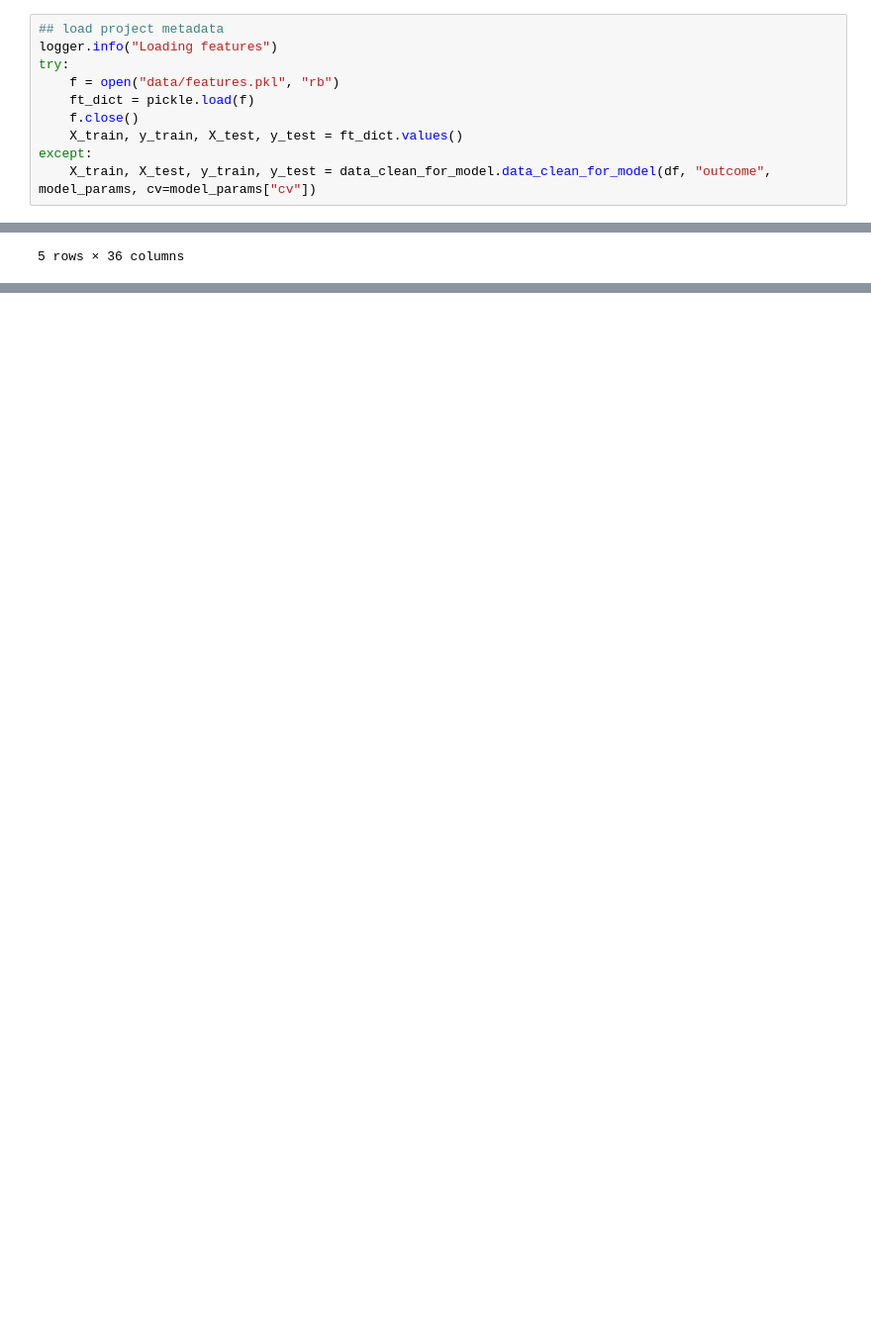
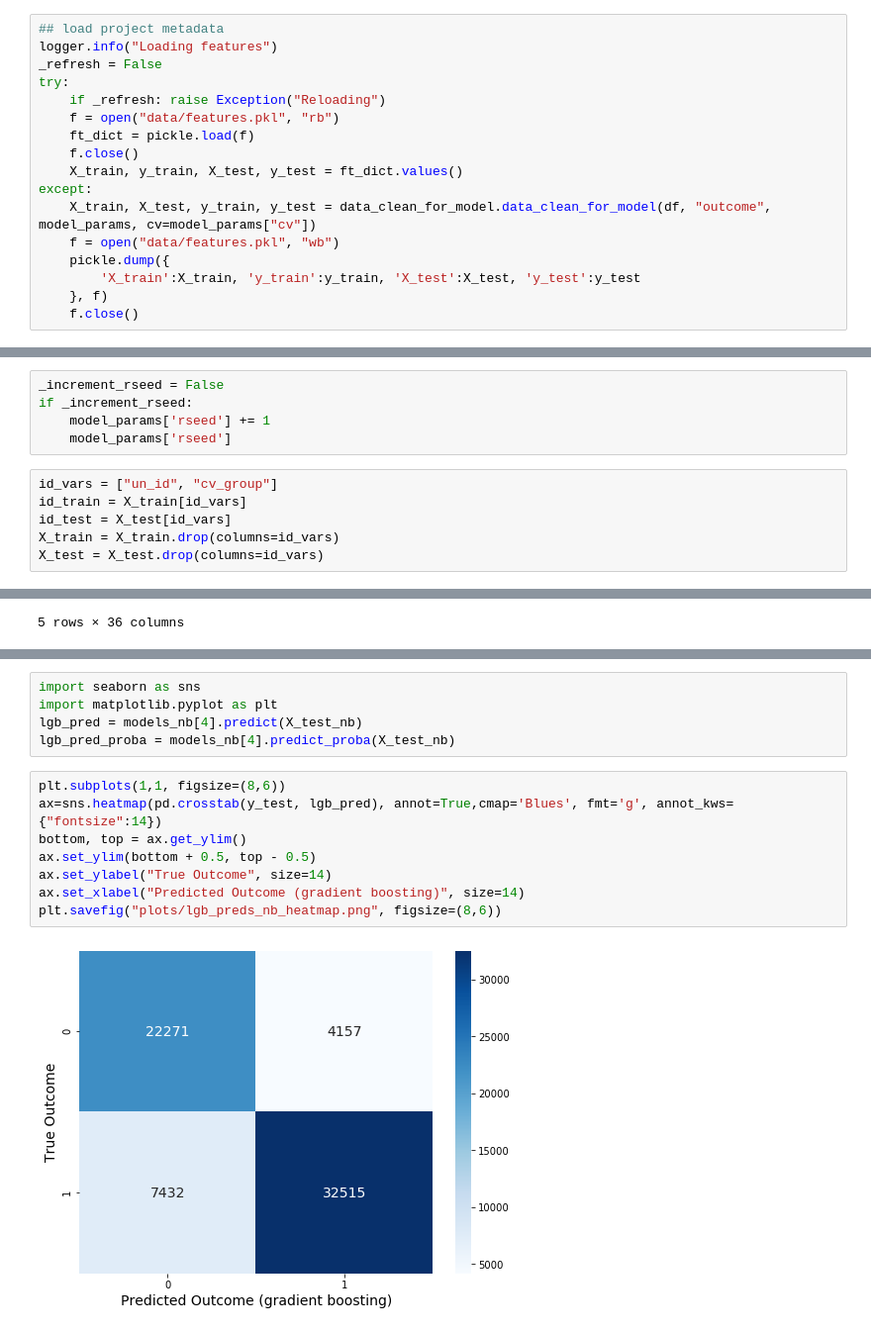
Before and after one commit to benjaminhwittenbrink/cs229_kickstarter, a Jupyter notebook: pipeline_notebook.ipynb, the cells around one changed output, grey strips where cells are left out. Shown: that part at 99% size. Cells and saved outputs as stored; diff of their text form; blank space fills up the shorter version.

```diff
--- a/pipeline_notebook.ipynb
+++ b/pipeline_notebook.ipynb
@@ -28,11 +32,18 @@ model_params['naive_bayes']['ngram_range'] = tuple(model_params['naive_bayes']['
 # %%
 ## load project metadata
 logger.info("Loading features")
+_refresh = False
 try:
+    if _refresh: raise Exception("Reloading")
     f = open("data/features.pkl", "rb")
     ft_dict = pickle.load(f)
     f.close()
     X_train, y_train, X_test, y_test = ft_dict.values()
 except:
     X_train, X_test, y_train, y_test = data_clean_for_model.data_clean_for_model(df, "outcome", model_params, cv=model_params["cv"])
+    f = open("data/features.pkl", "wb")
+    pickle.dump({
+        'X_train':X_train, 'y_train':y_train, 'X_test':X_test, 'y_test':y_test
+    }, f)
+    f.close()
 # %% [output]
@@ -90,0 +125,11 @@ INFO:__main__:Loading Word2Vec dimension predictions
+# %%
+_increment_rseed = False
+if _increment_rseed:
+    model_params['rseed'] += 1
+    model_params['rseed']
+# %%
+id_vars = ["un_id", "cv_group"]
+id_train = X_train[id_vars]
+id_test = X_test[id_vars]
+X_train = X_train.drop(columns=id_vars)
+X_test = X_test.drop(columns=id_vars)
@@ -215,0 +488,15 @@ pred_fin = pd.concat((pred_df, pred_df_nobinusd, pred_df_nb, pred_df_nb_lda, pre
+# %%
+import seaborn as sns
+import matplotlib.pyplot as plt
+lgb_pred = models_nb[4].predict(X_test_nb)
+lgb_pred_proba = models_nb[4].predict_proba(X_test_nb)
+# %%
+plt.subplots(1,1, figsize=(8,6))
+ax=sns.heatmap(pd.crosstab(y_test, lgb_pred), annot=True,cmap='Blues', fmt='g', annot_kws={"fontsize":14})
+bottom, top = ax.get_ylim()
+ax.set_ylim(bottom + 0.5, top - 0.5)
+ax.set_ylabel("True Outcome", size=14)
+ax.set_xlabel("Predicted Outcome (gradient boosting)", size=14)
+plt.savefig("plots/lgb_preds_nb_heatmap.png", figsize=(8,6))
+# %% [output]
+[figure, added]
```
Also changed, not shown: parts of 30 cells of this notebook, 14 other files.
